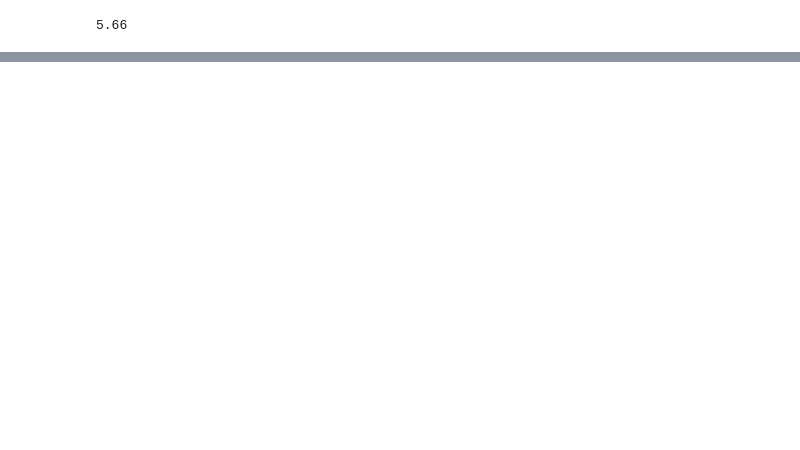
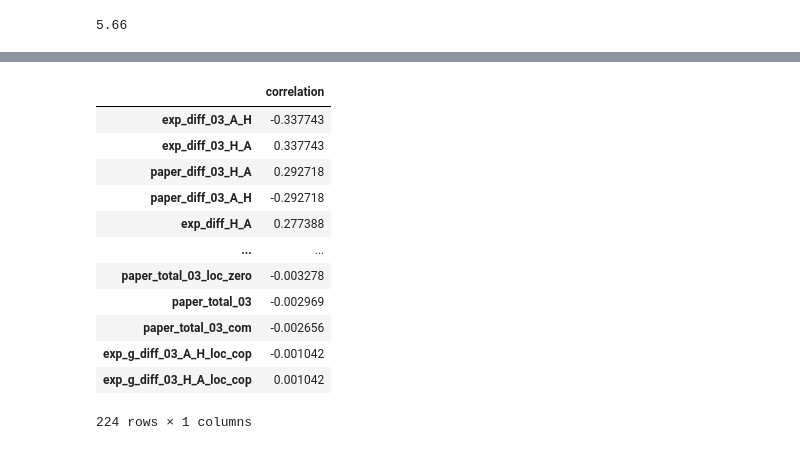
Before and after one commit to B2B2R/offvariance, a Jupyter notebook: notebooks/analyze_home_win.ipynb, the cells around one changed output, grey strips where cells are left out. Saved outputs shown, nothing was run; the diff lists cells and outputs as text; code cells hidden in the pictures; blank space fills up the shorter version.

```diff
--- a/notebooks/analyze_home_win.ipynb
+++ b/notebooks/analyze_home_win.ipynb
@@ -95,3 +91,19 @@ utils.analyze_correlation(segmented_df, 'difference', utils.metrics)
+# %%
+utils.analyze_correlation(segmented_df, 'udi_win1', utils.metrics)
+# %% [output]
+|  | correlation |
+| exp_diff_03_A_H | -0.337743 |
+| exp_diff_03_H_A | 0.337743 |
+| paper_diff_03_H_A | 0.292718 |
+| paper_diff_03_A_H | -0.292718 |
+| exp_diff_H_A | 0.277388 |
+| ... | ... |
+| paper_total_03_loc_zero | -0.003278 |
+| paper_total_03 | -0.002969 |
+| paper_total_03_com | -0.002656 |
+| exp_g_diff_03_A_H_loc_cop | -0.001042 |
+| exp_g_diff_03_H_A_loc_cop | 0.001042 |
+224 rows × 1 columns
 # %%
 utils.analyze_avg_udi(segmented_df, utils.metrics, 'udi_win1')
 # %% [output]
```
Also changed, not shown: parts of 8 cells of this notebook, 9 other files.
